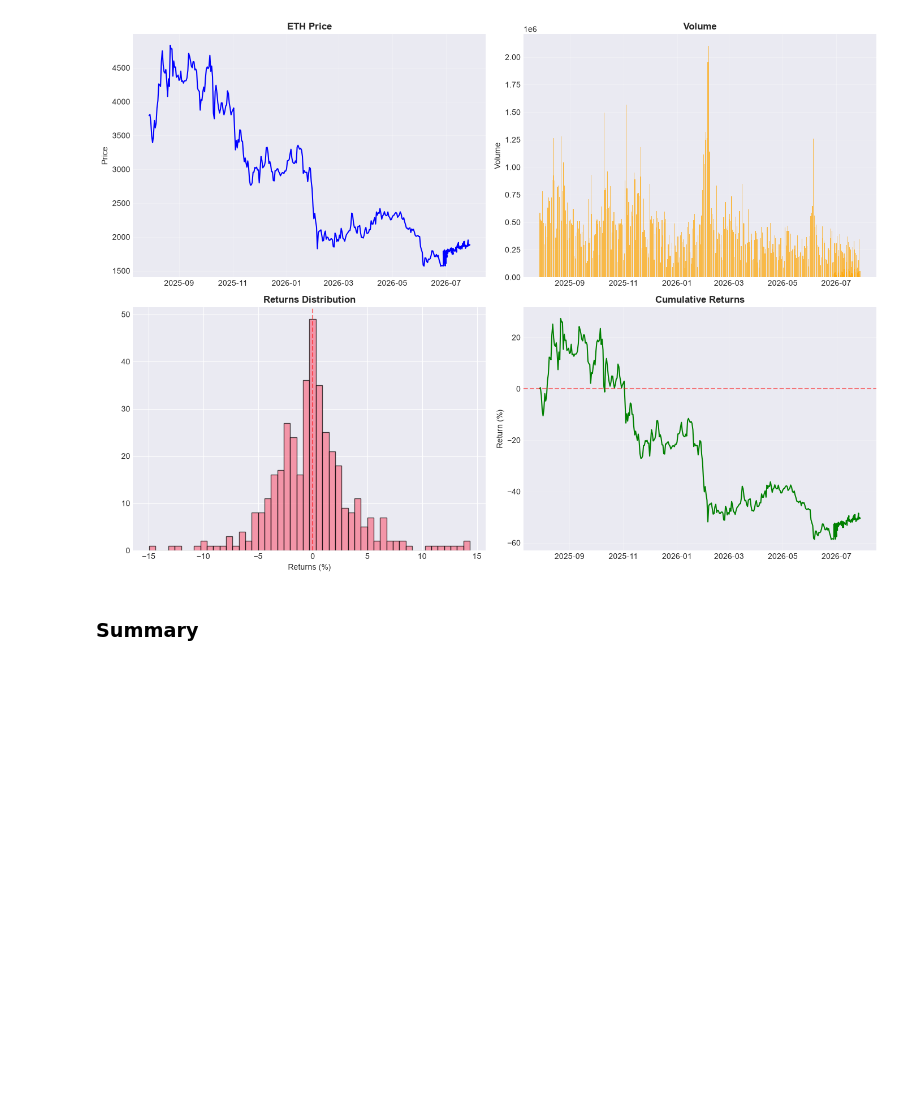
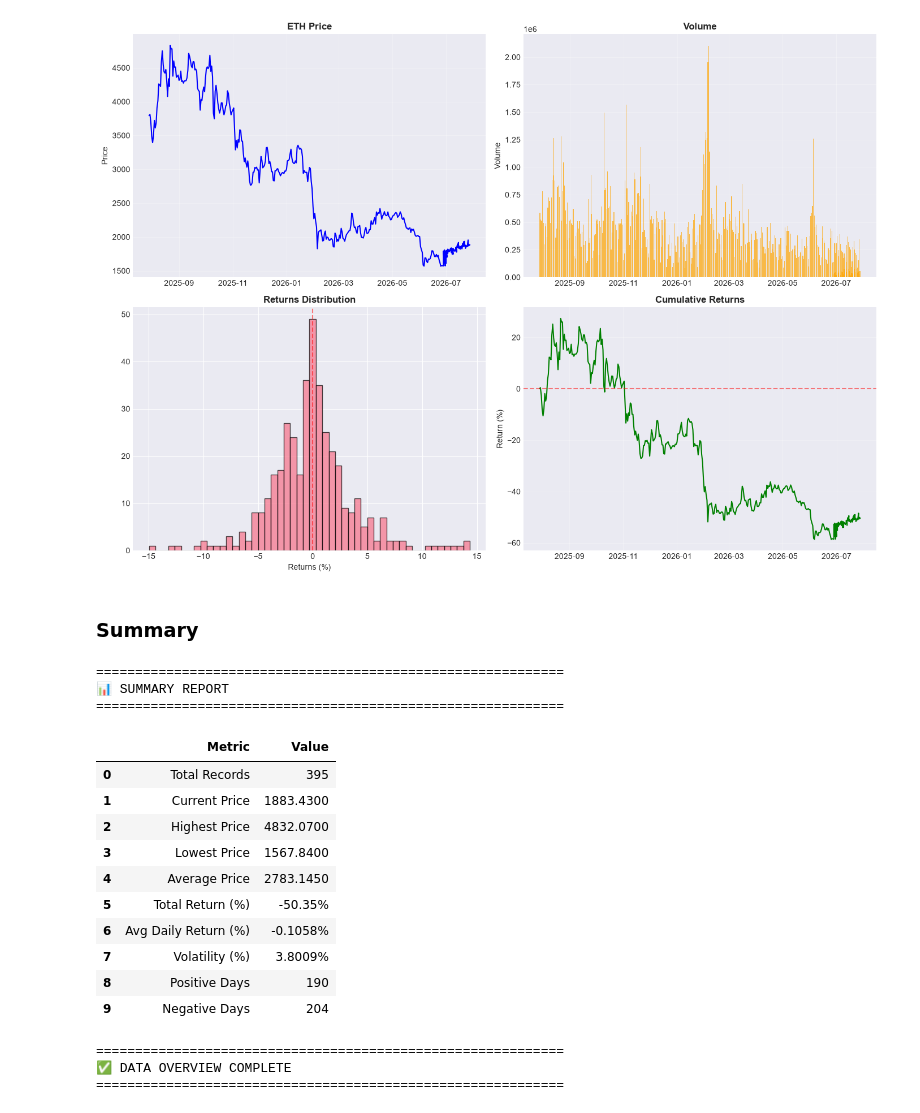
Before and after one commit to sachinchakrawarti/myprojets, a Jupyter notebook: projects/ethereum/manually/server/notebooks/ohlcv/notebooks/01_eda_exploratory_data_analysis/01_data_overview.ipynb, the cells around one changed output. Cells and saved outputs as stored; diff of their text form; code cells hidden in the pictures; blank space fills up the shorter version.

```diff
--- a/projects/ethereum/manually/server/notebooks/ohlcv/notebooks/01_eda_exploratory_data_analysis/01_data_overview.ipynb
+++ b/projects/ethereum/manually/server/notebooks/ohlcv/notebooks/01_eda_exploratory_data_analysis/01_data_overview.ipynb
@@ -408,3 +408,62 @@ if price_col:
 [figure]
 # %% [markdown]
 ### Summary
+# %%
+print("=" * 60)
+print("📊 SUMMARY REPORT")
+print("=" * 60)
+
+if price_col:
+    cumulative_return = ((df[price_col].iloc[-1] / df[price_col].iloc[0] - 1) * 100)
+
+    summary_data = {
+        'Metric': [
+            'Total Records',
+            'Current Price',
+            'Highest Price',
+            'Lowest Price',
+            'Average Price',
+            'Total Return (%)',
+            'Avg Daily Return (%)',
+            'Volatility (%)',
+            'Positive Days',
+            'Negative Days'
+        ],
+        'Value': [
+            f"{len(df):,}",
+            f"{df[price_col].iloc[-1]:.4f}",
+            f"{df[price_col].max():.4f}",
+            f"{df[price_col].min():.4f}",
+            f"{df[price_col].mean():.4f}",
+            f"{cumulative_return:.2f}%",
+            f"{df['returns'].mean():.4f}%" if 'returns' in df.columns else 'N/A',
+            f"{df['returns'].std():.4f}%" if 'returns' in df.columns else 'N/A',
+            (df['returns'] > 0).sum() if 'returns' in df.columns else 'N/A',
+            (df['returns'] < 0).sum() if 'returns' in df.columns else 'N/A'
+        ]
+    }
+
+    summary_df = pd.DataFrame(summary_data)
+    display(summary_df)
+
+print("\n" + "=" * 60)
+print("✅ DATA OVERVIEW COMPLETE")
+print("=" * 60)
+# %% [output]
+============================================================
+📊 SUMMARY REPORT
+============================================================
+|  | Metric | Value |
+| 0 | Total Records | 395 |
+| 1 | Current Price | 1883.4300 |
+| 2 | Highest Price | 4832.0700 |
+| 3 | Lowest Price | 1567.8400 |
+| 4 | Average Price | 2783.1450 |
+| 5 | Total Return (%) | -50.35% |
+| 6 | Avg Daily Return (%) | -0.1058% |
+| 7 | Volatility (%) | 3.8009% |
+| 8 | Positive Days | 190 |
+| 9 | Negative Days | 204 |
+============================================================
+✅ DATA OVERVIEW COMPLETE
+============================================================
```
Also changed, not shown: 2 other files.
